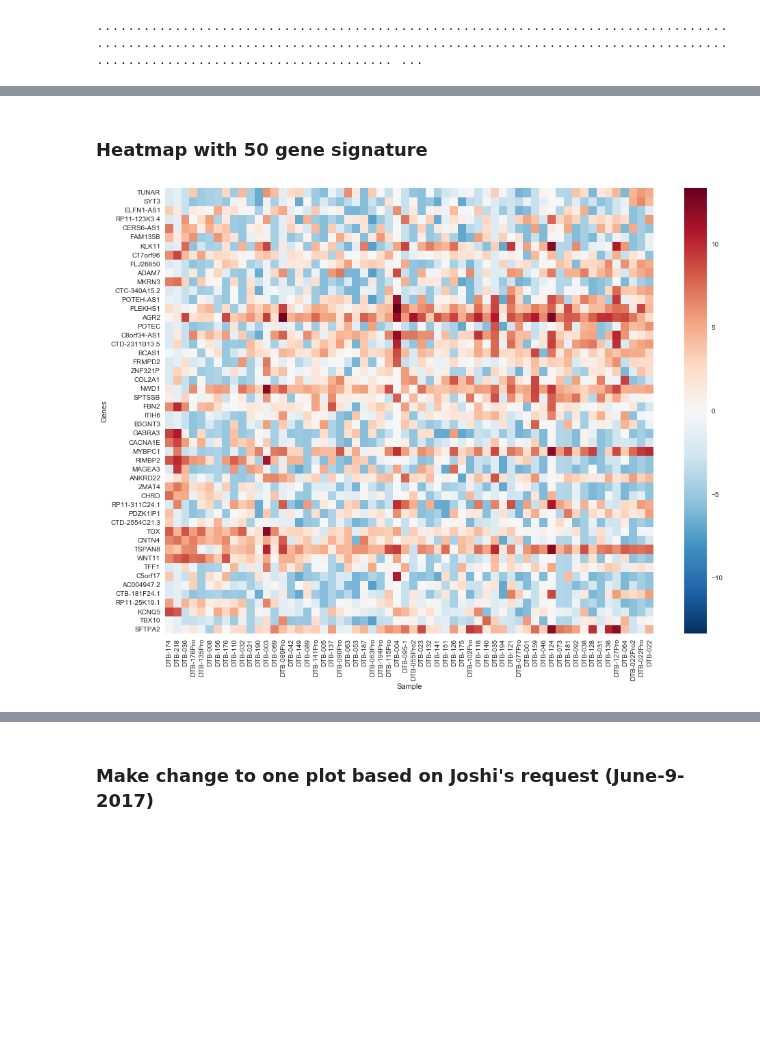
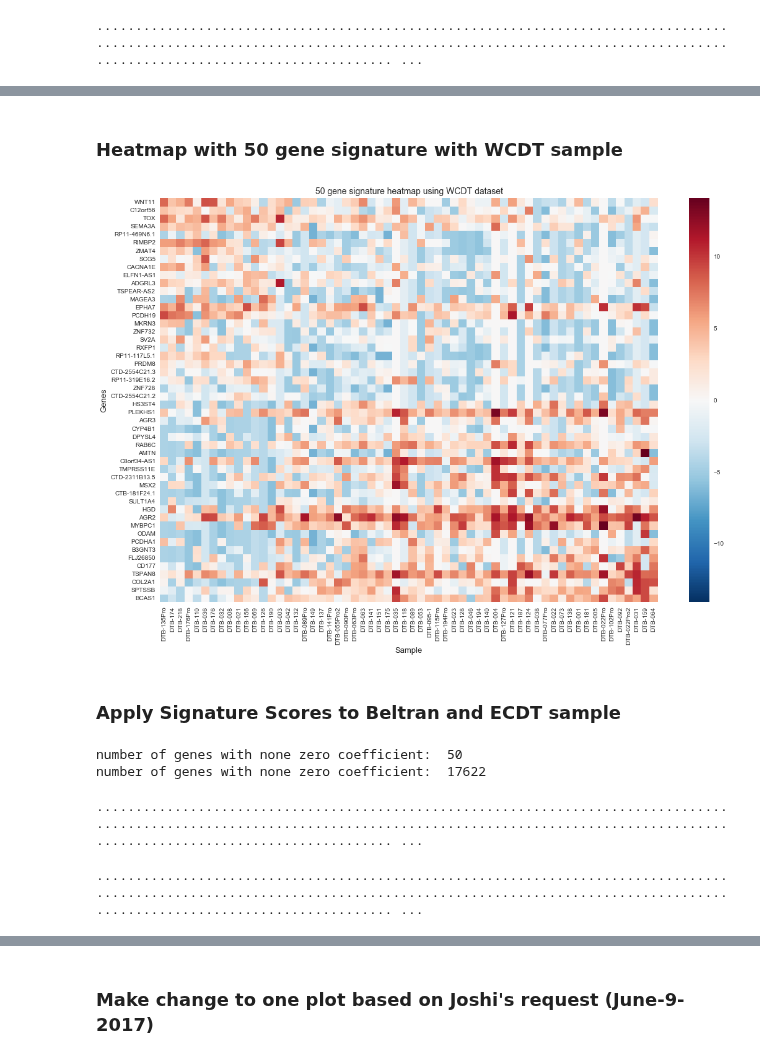
Before and after one commit to MollyZhang/ARsig_python, a Jupyter notebook: NEPCsig.ipynb, the cells around one changed output, grey strips where cells are left out. Saved outputs shown, nothing was run; the diff lists cells and outputs as text; code cells hidden in the pictures; blank space fills up the shorter version.

```diff
--- a/NEPCsig.ipynb
+++ b/NEPCsig.ipynb
@@ -140,22 +136,18 @@ print(helper.leave_pair_out_cv(X, y, lr))
 # apply NEPC signatures to known samples
 X, y = data_prep()
 sig_df = pd.read_pickle("./data/NEPC/NEPC_sigs.pkl")
-sig_scores_df = pd.DataFrame(index=X.index)
+sig_scores_df = pd.DataFrame(data=np.matmul(X, sig_df), index=X.index, columns=sig_df.columns)
 
-for sig in sig_df.columns:
-    fig = plt.figure(sig, figsize=(14,8))
-    sig_scores_df[sig] = np.matmul(X.as_matrix(), sig_df[sig])
+for sig in sig_scores_df.columns:
     sig_scores_df.sort_values(sig, ascending=False, inplace=True)
-
     small_cell = list(y[y["NEPC_label"] == 1].index)
     adeno = list(y[y["NEPC_label"] != 1].index)
     colors = dict(zip(small_cell + adeno, ["#C84440"] * len(small_cell) + ["#3D8ABF"] * len(adeno)))
-
-    sig_scores_df[sig].plot.bar(color=[colors[i] for i in sig_scores_df.index])
-    plt.title("small cell v.s. adeno signature ({0} genes)".format(sig))
-    plt.ylabel("signature score")
-    plt.legend(["known small cell"])
+    fig, ax= plt.subplots()
+    fig.set_size_inches(13,6)
+    sig_scores_df[sig].plot.bar(color=[colors[i] for i in sig_scores_df.index], ax=ax)
+    ax.set_ylabel("signature score", fontsize=13)
+    ax.legend(["Known small cell"], fontsize=13)
+    ax.set_title("small cell v.s. adeno signature ({0} genes)".format(sig), fontsize=14)
     fig.savefig("./{0}_gene_scores.png".format(sig), dpi=200)
-
-plt.show()
 # %% [output]
@@ -165,5 +157,5 @@ plt.show()
 # %% [markdown]
-### Heatmap with 50 gene signature
+### Heatmap with 50 gene signature with WCDT sample
 # %%
 def median_centering(df):
     """ gene-wise median centering """
@@ -173,17 +165,26 @@ def median_centering(df):
     return df
 # %%
 X50 = median_centering(X[sig_df[sig_df["50"]!=0].index].copy())
+
+# order samples by their score
 sig_scores_df50 = sig_scores_df[sig_scores_df["50"]!=0].copy()
 sample_order = list(sig_scores_df50.sort_values("50", ascending=False).index)
 X50 = X50.loc[sample_order]
+
+# order genes by their absolute coefficient
+gene_order = sig_df[sig_df["50"]!=0].sort_values("50", ascending=False).index
+X50 = X50[gene_order]
 X50 = X50.transpose()
 
 fig, ax = plt.subplots()
-fig.set_size_inches(16, 12)
+fig.set_size_inches(18, 12)
 sns.heatmap(X50, ax=ax, center=0)
-ax.set_ylabel("Genes")
-ax.set_xlabel("Sample")
-fig.savefig("./nice.png", dpi=300)
+ax.set_ylabel("Genes", fontsize=13)
+ax.set_xlabel("Sample", fontsize=13)
+fig.savefig("./heatmap.png", dpi=300)
+ax.set_title("50 gene signature heatmap using WCDT dataset", fontsize=14)
 plt.show()
 # %% [output]
-[figure, old version]
+[figure, new version]
+# %% [markdown]
+### Apply Signature Scores to Beltran and ECDT sample
@@ -189,0 +246,22 @@ plt.show()
+# %%
+classifiers = {"50": linear_model.SGDClassifier(loss="log", penalty="elasticnet", alpha=0.93,
+                                                n_iter=10, random_state=0),
+                "18k": linear_model.LogisticRegression(penalty="l2")}
+df_beltran = pd.read_csv("./data/Beltran_mRNA.tsv", sep="\t", index_col="Gene")
+df_beltran.index.name = "gene_id"
+X, y = data_prep()
+X_WCDT, X_beltran = process_data(X, df_beltran.T)
+save_signature(X_WCDT, y, "beltran", classifiers)
+# %% [output]
+number of genes with none zero coefficient:  50
+number of genes with none zero coefficient:  17622
+# %%
+# leave pair out cross validation aucs of 50 gene signature trained by logistic elasticnet
+print(helper.leave_pair_out_cv(X_WCDT, y, classifiers["50"]))
+# %% [output]
+........................................................................................................................................................................................................ ...
+# %%
+# leave pair out cross validation aucs of 50 gene signature trained by logistic elasticnet
+print(helper.leave_pair_out_cv(X_WCDT, y, classifiers["18k"]))
+# %% [output]
+........................................................................................................................................................................................................ ...
```
Also changed, not shown: parts of 22 cells of this notebook.
